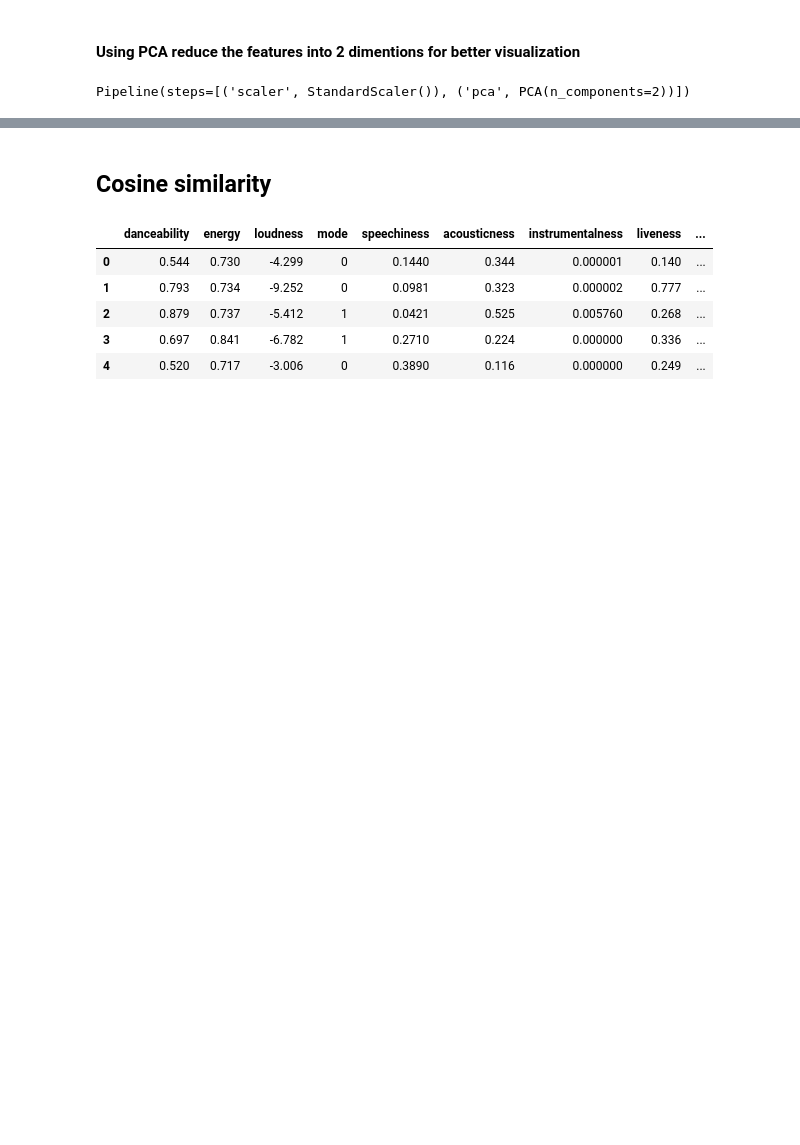
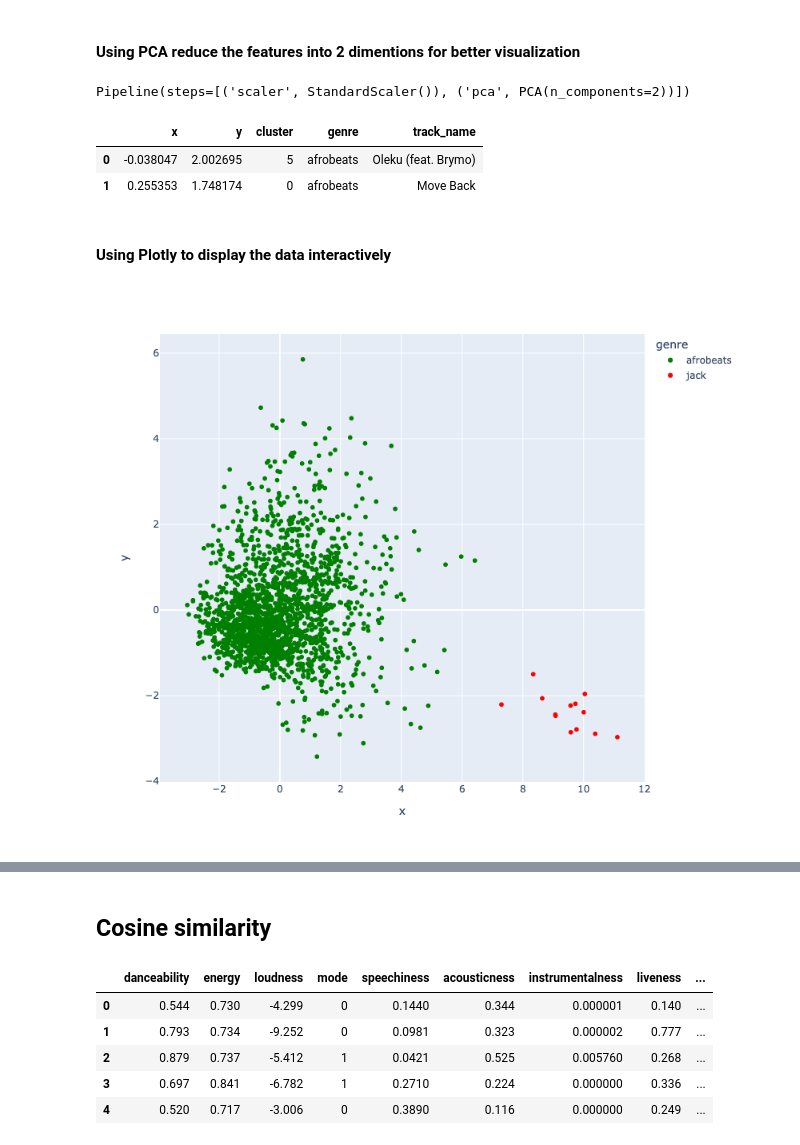
Before and after one commit to CaptCardoso/Afrobeats-Recommender-System, a Jupyter notebook: notebooks/jack's recommendations.ipynb, the cells around one changed output, grey strips where cells are left out. Drawn from its saved outputs; the diff is of its cells as text; code cells hidden in the pictures; blank space fills up the shorter version.

```diff
--- a/notebooks/jack's recommendations.ipynb
+++ b/notebooks/jack's recommendations.ipynb
@@ -95,2 +99,15 @@ pca_df['genre'] = df['genre']
+# %%
+pca_df.head(2)
+# %% [output]
+|  | x | y | cluster | genre | track_name |
+| 0 | -0.038047 | 2.002695 | 5 | afrobeats | Oleku (feat. Brymo) |
+| 1 | 0.255353 | 1.748174 | 0 | afrobeats | Move Back |
+# %% [markdown]
+#### Using Plotly to display the data interactively
+# %%
+fig = px.scatter(pca_df, x='x', y='y',color='genre',color_discrete_sequence=['green','red'],hover_name='track_name',width=1000, height=700)
+fig.show()
+# %% [output]
+[figure, added]
 # %%
 plt.figure(figsize=(15,10))
```
Also changed, not shown: parts of 12 cells of this notebook, 3 other files.
